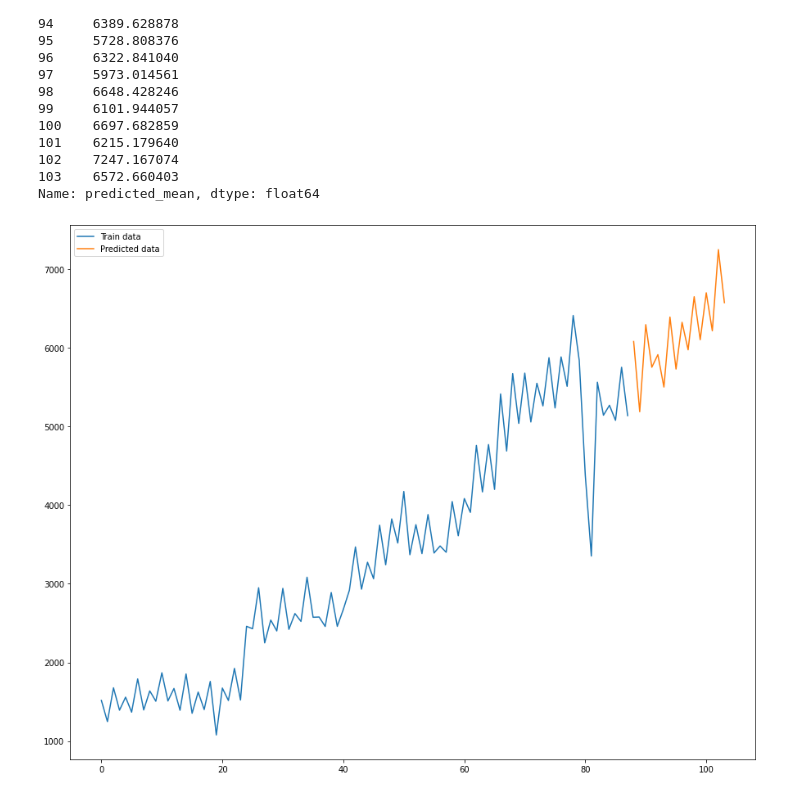
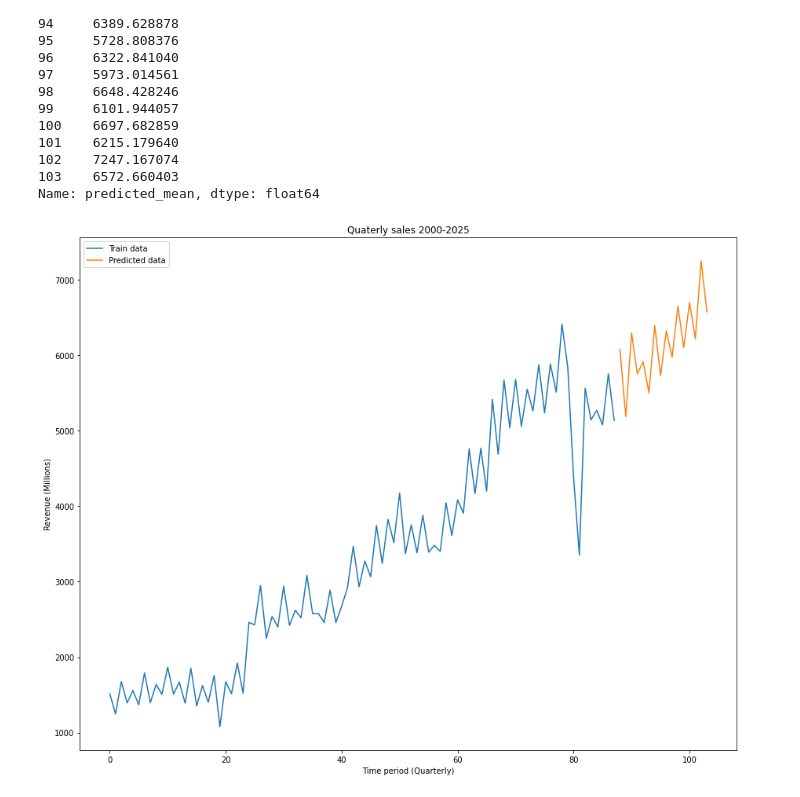
Before and after one commit to earo12/Business-Forecasting, a Jupyter notebook: Business_Forecasting.ipynb, the cells around one changed output. Saved outputs shown, nothing was run; the diff lists cells and outputs as text; code cells hidden in the pictures.

Commit message:
Added axis label to the final chart

```diff
--- a/Business_Forecasting.ipynb
+++ b/Business_Forecasting.ipynb
@@ -126,6 +126,9 @@ Name: predicted_mean, dtype: float64
 # %%
 df['Revenue'].plot(legend = True, label = 'Train data', figsize = (15, 12))
 values_predicted.plot(legend = True, label = 'Predicted data')
+plt.xlabel('Time period (Quarterly)')
+plt.ylabel('Revenue (Millions)')
+plt.title('Quaterly sales 2000-2025')
 plt.show()
 # %% [output]
-[figure, old version]
+[figure, new version]
```
